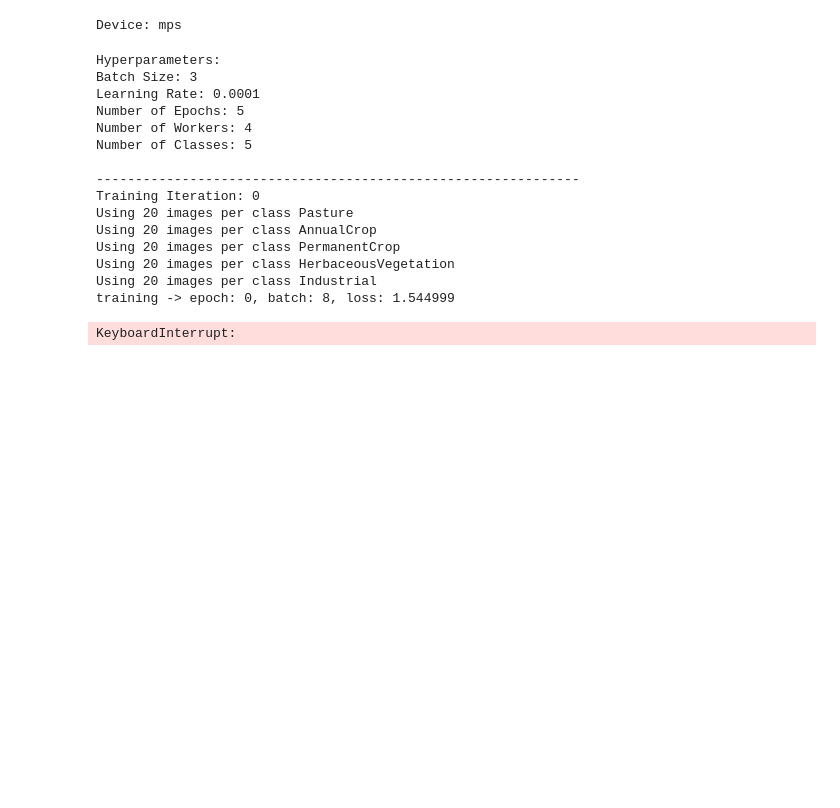
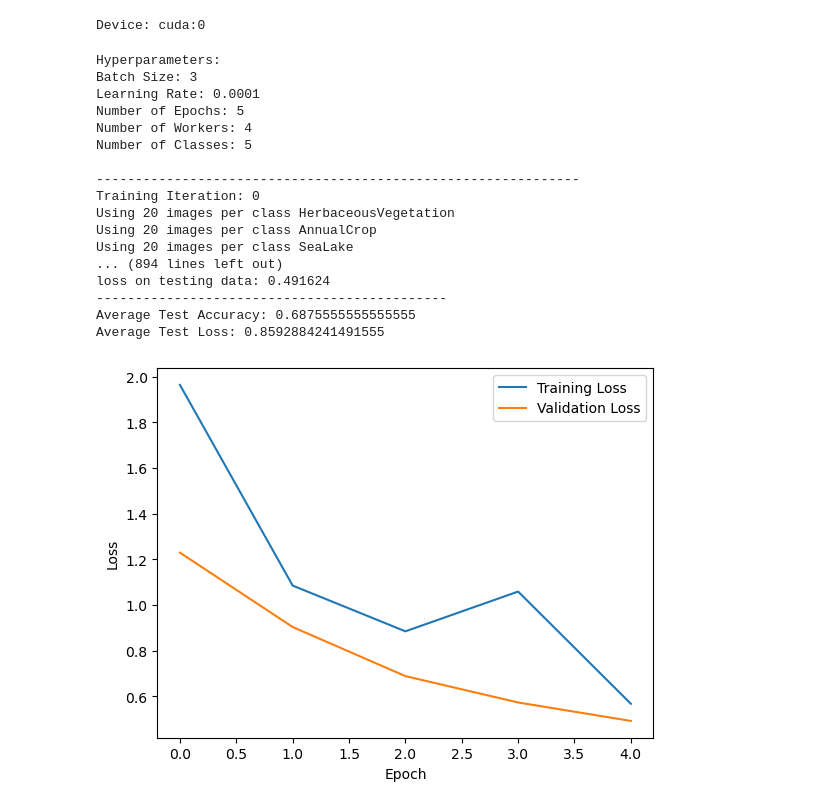
Before and after one commit to waasnipun/neurafusion, a Jupyter notebook: train-resnet18.ipynb, the cells around one changed output. Cells and saved outputs as stored; diff of their text form; code cells hidden in the pictures; blank space fills up the shorter version.

```diff
--- a/train-resnet18.ipynb
+++ b/train-resnet18.ipynb
@@ -20,13 +20,9 @@ from sklearn.model_selection import train_test_split
 import random
 # %%
 device = torch.device('cuda:0' if torch.cuda.is_available() else 'cpu')
-if torch.backends.mps.is_available():
-    device = torch.device("mps")
-else:
-    print("MPS device not found.")
 print('Device:', device)
 # %% [output]
-Device: mps
+Device: cuda:0
 # %%
 def make_dataset_loaders(num_classes, batch_size, num_workers):
     root_dir = os.path.join(os.getcwd(), 'datasets/EuroSAT_RGB')
@@ -155,7 +151,7 @@ num_workers = 4
 learning_rate = 0.0001 # 0.00005 - the best one so far
 num_epochs = 5
 num_classes = 5
-iterations = 2
+iterations = 30
 
 print(f"Hyperparameters:")
 print(f"Batch Size: {batch_size}")
@@ -165,17 +161,17 @@ print(f"Number of Workers: {num_workers}")
 print(f"Number of Classes: {num_classes}\n")
 
 ##change this
-loaded_model = torch.load(os.path.join(os.getcwd(), 'pretrained/resnet18_model_77.pth'))
+loaded_model = torch.load(os.path.join(os.getcwd(), 'pretrained/resnet_model_best_76.89.pth'))
 model = ResNet18(num_classes=50).to(device)
 
 # Load the state dictionary into your model
-model.load_state_dict(loaded_model.state_dict())
+model.load_state_dict(loaded_model)
 
 in_features = model.resnet18.fc.in_features
 model.resnet18.fc = nn.Linear(in_features, num_classes).to(device)
 
-# for param in model.parameters():
-#     param.requires_grad = True
+for param in model.parameters():
+    param.requires_grad = True
 
 total_test_loss = 0.0
 total_test_acc = 0.0
@@ -195,13 +191,6 @@ for iter in range(iterations):
 print("---------------------------------------------")
 print(f"Average Test Accuracy: {total_test_acc/iterations}")
 print(f"Average Test Loss: {total_test_loss/iterations}")
-
-plt.plot(training_losses, label='Training Loss')
-plt.xlabel('Epoch')
-plt.plot(test_loss, label='Validation Loss')
-plt.ylabel('Loss')
-plt.legend()
-plt.show()
 # %% [output]
 Hyperparameters:
 Batch Size: 3
@@ -212,13 +201,23 @@ Number of Classes: 5
 
 --------------------------------------------------------------
 Training Iteration: 0
-Using 20 images per class Pasture
+Using 20 images per class HerbaceousVegetation
 Using 20 images per class AnnualCrop
-Using 20 images per class PermanentCrop
-Using 20 images per class HerbaceousVegetation
-Using 20 images per class Industrial
-training -> epoch: 0, batch: 8, loss: 1.544999
+Using 20 images per class SeaLake
+... (894 lines left out)
+loss on testing data: 0.491624
+---------------------------------------------
+Average Test Accuracy: 0.6875555555555555
+Average Test Loss: 0.8592884241491555
-KeyboardInterrupt:
+# %%
+plt.plot(training_losses, label='Training Loss')
+plt.xlabel('Epoch')
+plt.plot(val_losses, label='Validation Loss')
+plt.ylabel('Loss')
+plt.legend()
+plt.show()
+# %% [output]
+[figure, added]
 # %%
 torch.save(model.state_dict(), os.path.join(os.getcwd(), f'trained/resnet18_{(total_test_acc/iterations)*100.0}.pth'))
 # %%
```
Also changed, not shown: parts of 2 cells of this notebook, 22 other files.
